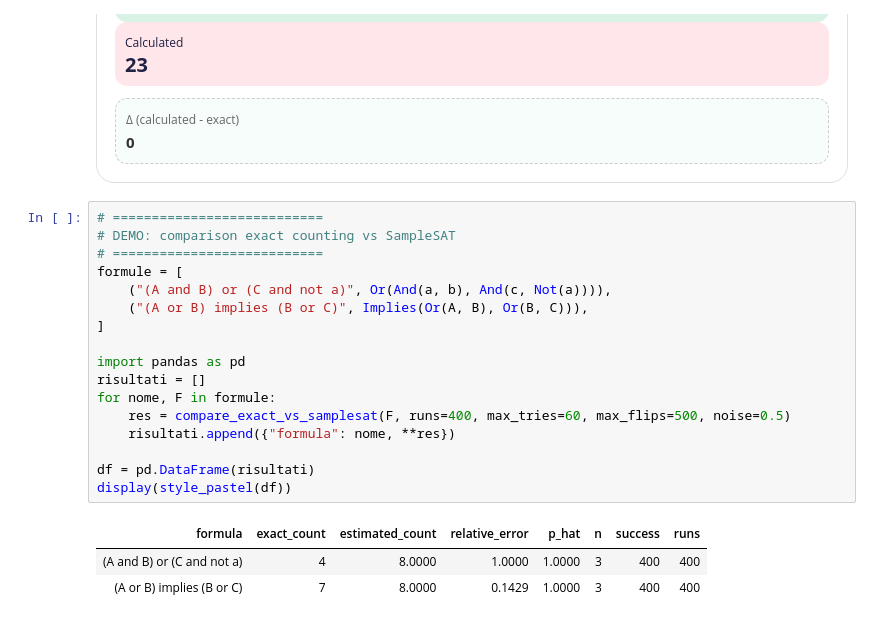
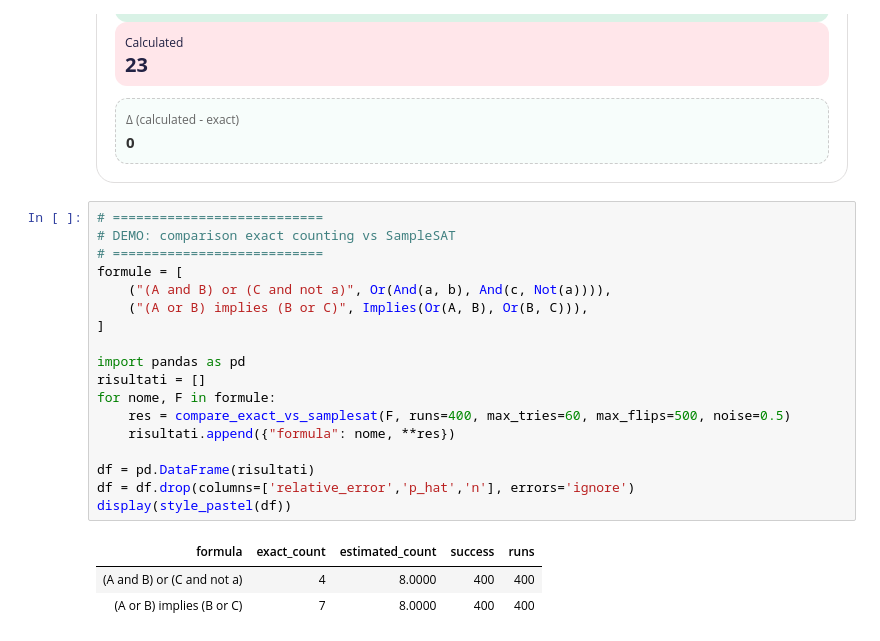
Before and after one commit to jcasonatto/Proj_knowledge25, a Jupyter notebook: Proj_CasonattoZanella2025.ipynb, the cells around one changed output. Drawn from its saved outputs; the diff is of its cells as text.

```diff
--- a/Proj_CasonattoZanella2025.ipynb
+++ b/Proj_CasonattoZanella2025.ipynb
@@ -696,21 +696,22 @@ Calculated
 # %%
 # ===========================
 # DEMO: comparison exact counting vs SampleSAT
 # ===========================
 formule = [
     ("(A and B) or (C and not a)", Or(And(a, b), And(c, Not(a)))),
     ("(A or B) implies (B or C)", Implies(Or(A, B), Or(B, C))),
 ]
 
 import pandas as pd
 risultati = []
 for nome, F in formule:
     res = compare_exact_vs_samplesat(F, runs=400, max_tries=60, max_flips=500, noise=0.5)
     risultati.append({"formula": nome, **res})
 
 df = pd.DataFrame(risultati)
+df = df.drop(columns=['relative_error','p_hat','n'], errors='ignore')
 display(style_pastel(df))
 # %% [output]
-| formula | exact_count | estimated_count | relative_error | p_hat | n | success | runs |
-| (A and B) or (C and not a) | 4 | 8.0000 | 1.0000 | 1.0000 | 3 | 400 | 400 |
-| (A or B) implies (B or C) | 7 | 8.0000 | 0.1429 | 1.0000 | 3 | 400 | 400 |
+| formula | exact_count | estimated_count | success | runs |
+| (A and B) or (C and not a) | 4 | 8.0000 | 400 | 400 |
+| (A or B) implies (B or C) | 7 | 8.0000 | 400 | 400 |
```
Also changed, not shown: 1 other file.
